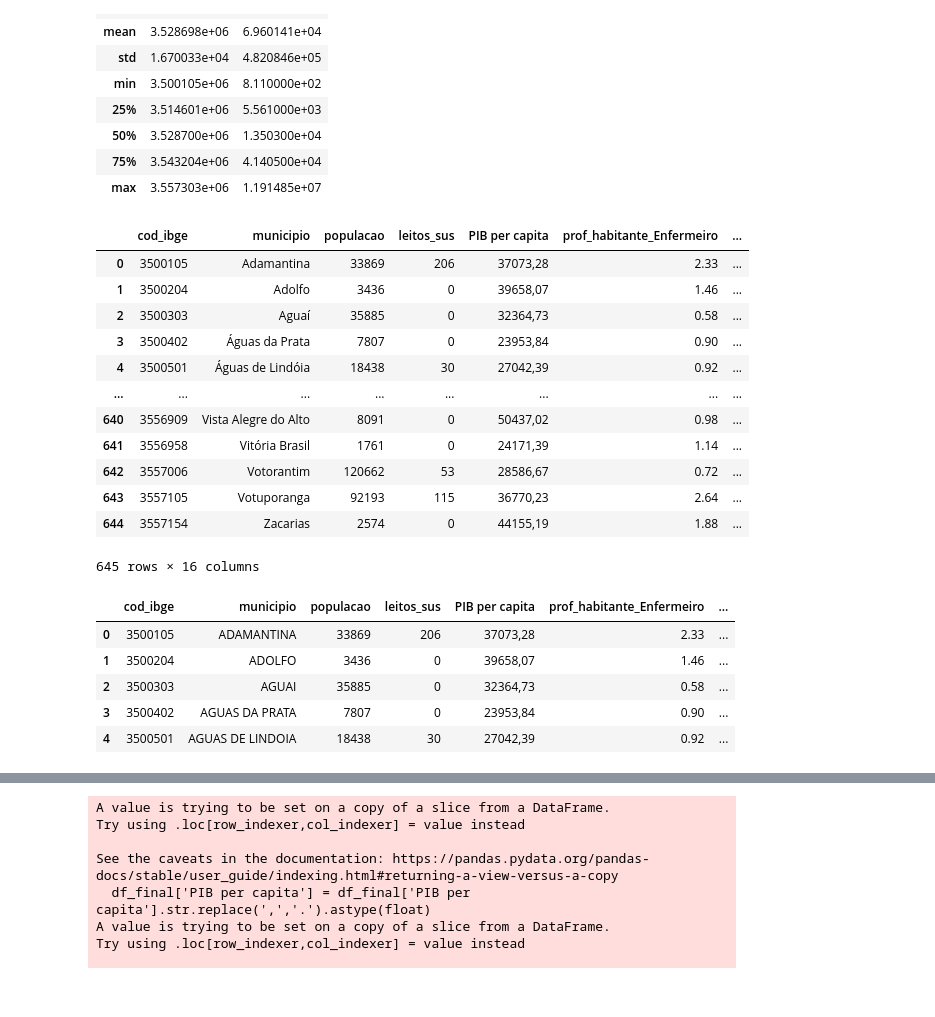
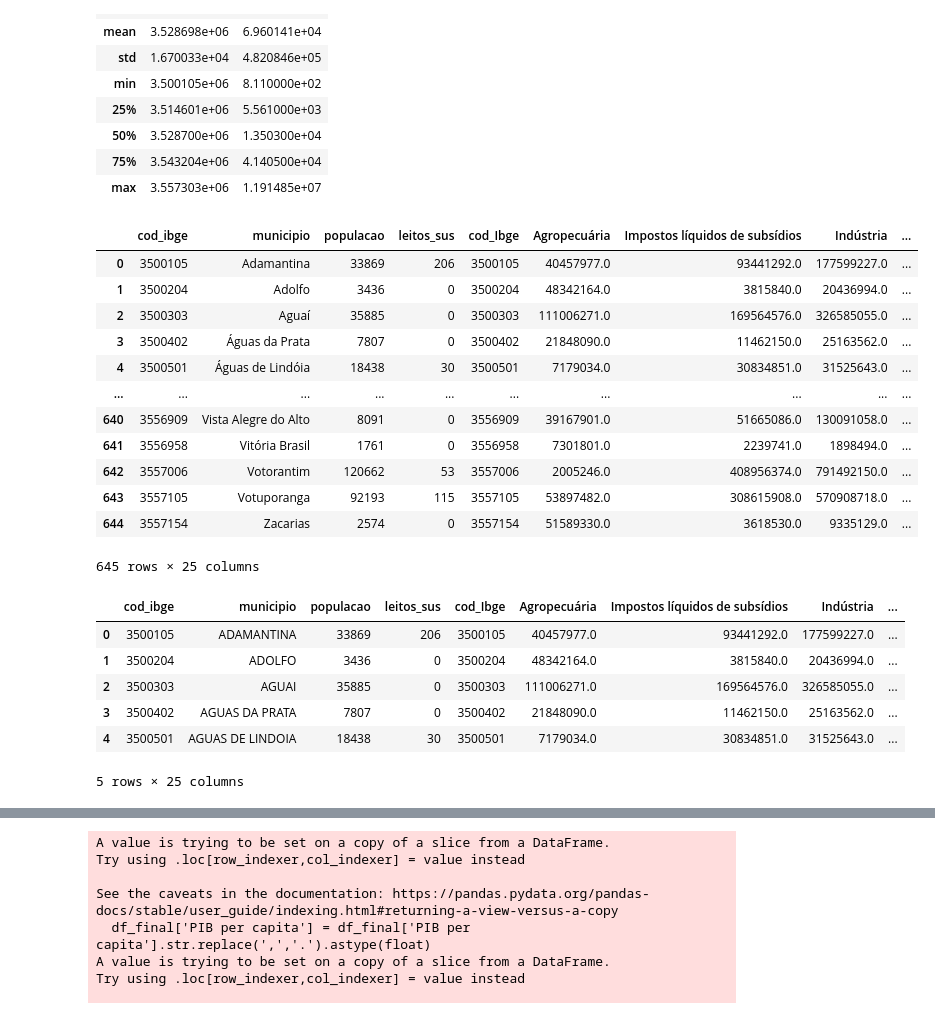
Before and after one commit to tiagogodoi/infra-ensino, a Jupyter notebook: TCC-final-2023.ipynb, the cells around one changed output, grey strips where cells are left out. Cells and saved outputs as stored; diff of their text form; code cells hidden in the pictures.

```diff
--- a/TCC-final-2023.ipynb
+++ b/TCC-final-2023.ipynb
@@ -308,32 +302,33 @@ df_pop.describe()
 | max | 3.557303e+06 | 1.191485e+07 |
 # %%
 df_completo = pd.merge(df_pop,df_leitos_sus, on="cod_ibge", how="left")
-df_completo = pd.merge(df_completo,df_pib,left_on="cod_ibge",right_on="cod_Ibge", how="left")
+df_completo = pd.merge(df_completo,df_pib_pivoted,left_on="cod_ibge",right_on="cod_Ibge", how="left")
 df_completo = pd.merge(df_completo,df_med,on="cod_ibge", how="left")
 df_completo = pd.merge(df_completo,df_comex, right_on="Cod_IBGE",left_on="cod_ibge", how="left")
 df_completo
 # %% [output]
-|  | cod_ibge | municipio | populacao | leitos_sus | PIB per capita | prof_habitante_Enfermeiro | ... |
-| 0 | 3500105 | Adamantina | 33869 | 206 | 37073,28 | 2.33 | ... |
-| 1 | 3500204 | Adolfo | 3436 | 0 | 39658,07 | 1.46 | ... |
-| 2 | 3500303 | Aguaí | 35885 | 0 | 32364,73 | 0.58 | ... |
-| 3 | 3500402 | Águas da Prata | 7807 | 0 | 23953,84 | 0.90 | ... |
-| 4 | 3500501 | Águas de Lindóia | 18438 | 30 | 27042,39 | 0.92 | ... |
-| ... | ... | ... | ... | ... | ... | ... | ... |
-| 640 | 3556909 | Vista Alegre do Alto | 8091 | 0 | 50437,02 | 0.98 | ... |
-| 641 | 3556958 | Vitória Brasil | 1761 | 0 | 24171,39 | 1.14 | ... |
-| 642 | 3557006 | Votorantim | 120662 | 53 | 28586,67 | 0.72 | ... |
-| 643 | 3557105 | Votuporanga | 92193 | 115 | 36770,23 | 2.64 | ... |
-| 644 | 3557154 | Zacarias | 2574 | 0 | 44155,19 | 1.88 | ... |
+|  | cod_ibge | municipio | populacao | leitos_sus | cod_Ibge | Agropecuária | Impostos líquidos de subsídios | Indústria | ... |
+| 0 | 3500105 | Adamantina | 33869 | 206 | 3500105 | 40457977.0 | 93441292.0 | 177599227.0 | ... |
+| 1 | 3500204 | Adolfo | 3436 | 0 | 3500204 | 48342164.0 | 3815840.0 | 20436994.0 | ... |
+| 2 | 3500303 | Aguaí | 35885 | 0 | 3500303 | 111006271.0 | 169564576.0 | 326585055.0 | ... |
+| 3 | 3500402 | Águas da Prata | 7807 | 0 | 3500402 | 21848090.0 | 11462150.0 | 25163562.0 | ... |
+| 4 | 3500501 | Águas de Lindóia | 18438 | 30 | 3500501 | 7179034.0 | 30834851.0 | 31525643.0 | ... |
+| ... | ... | ... | ... | ... | ... | ... | ... | ... | ... |
+| 640 | 3556909 | Vista Alegre do Alto | 8091 | 0 | 3556909 | 39167901.0 | 51665086.0 | 130091058.0 | ... |
+| 641 | 3556958 | Vitória Brasil | 1761 | 0 | 3556958 | 7301801.0 | 2239741.0 | 1898494.0 | ... |
+| 642 | 3557006 | Votorantim | 120662 | 53 | 3557006 | 2005246.0 | 408956374.0 | 791492150.0 | ... |
+| 643 | 3557105 | Votuporanga | 92193 | 115 | 3557105 | 53897482.0 | 308615908.0 | 570908718.0 | ... |
+| 644 | 3557154 | Zacarias | 2574 | 0 | 3557154 | 51589330.0 | 3618530.0 | 9335129.0 | ... |
-645 rows × 16 columns
+645 rows × 25 columns
 # %%
 df_completo["municipio"] = df_completo["municipio"].map(unidecode)
 df_completo["municipio"] = df_completo["municipio"].str.upper()
 df_completo.head()
 # %% [output]
-|  | cod_ibge | municipio | populacao | leitos_sus | PIB per capita | prof_habitante_Enfermeiro | ... |
-| 0 | 3500105 | ADAMANTINA | 33869 | 206 | 37073,28 | 2.33 | ... |
-| 1 | 3500204 | ADOLFO | 3436 | 0 | 39658,07 | 1.46 | ... |
-| 2 | 3500303 | AGUAI | 35885 | 0 | 32364,73 | 0.58 | ... |
-| 3 | 3500402 | AGUAS DA PRATA | 7807 | 0 | 23953,84 | 0.90 | ... |
-| 4 | 3500501 | AGUAS DE LINDOIA | 18438 | 30 | 27042,39 | 0.92 | ... |
+|  | cod_ibge | municipio | populacao | leitos_sus | cod_Ibge | Agropecuária | Impostos líquidos de subsídios | Indústria | ... |
+| 0 | 3500105 | ADAMANTINA | 33869 | 206 | 3500105 | 40457977.0 | 93441292.0 | 177599227.0 | ... |
+| 1 | 3500204 | ADOLFO | 3436 | 0 | 3500204 | 48342164.0 | 3815840.0 | 20436994.0 | ... |
+| 2 | 3500303 | AGUAI | 35885 | 0 | 3500303 | 111006271.0 | 169564576.0 | 326585055.0 | ... |
+| 3 | 3500402 | AGUAS DA PRATA | 7807 | 0 | 3500402 | 21848090.0 | 11462150.0 | 25163562.0 | ... |
+| 4 | 3500501 | AGUAS DE LINDOIA | 18438 | 30 | 3500501 | 7179034.0 | 30834851.0 | 31525643.0 | ... |
+5 rows × 25 columns
```
Also changed, not shown: parts of 10 cells of this notebook.
